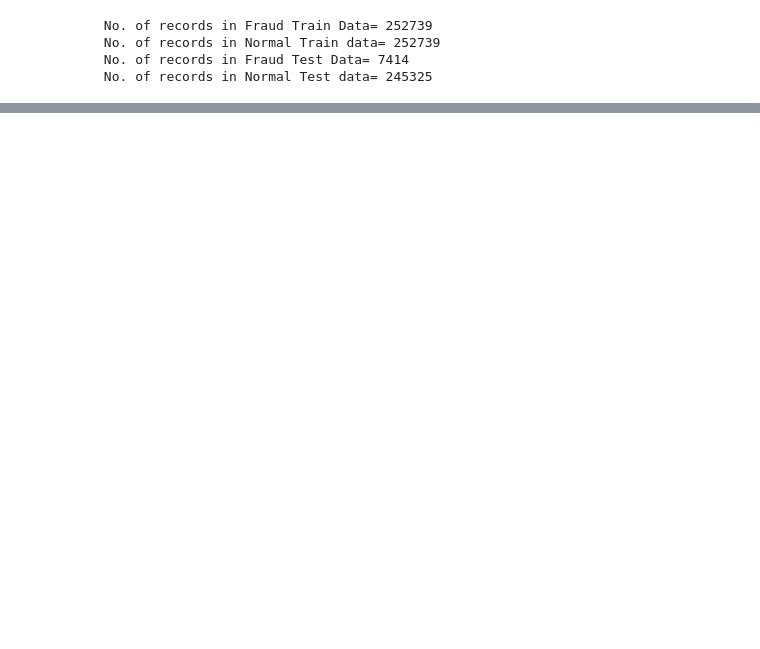
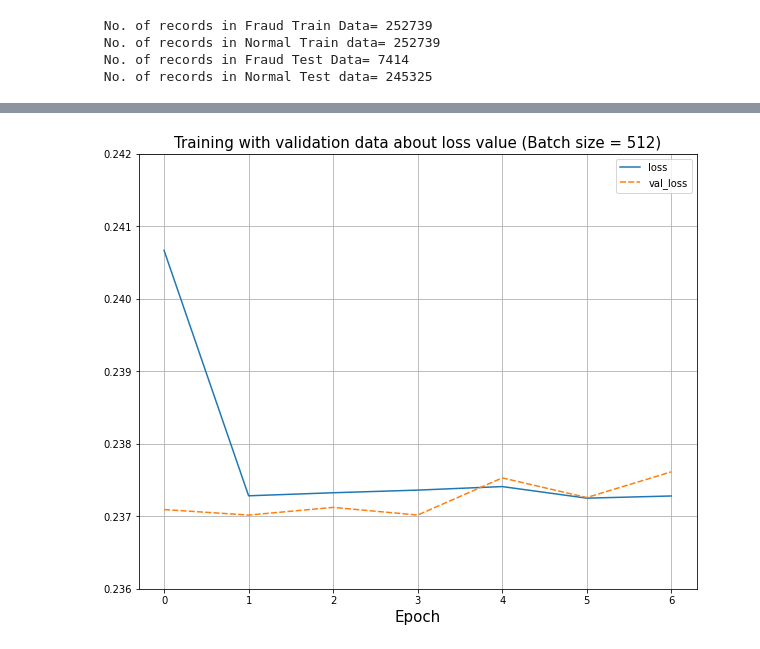
Before and after one commit to hesthers/Project-with-company, a Jupyter notebook: autoencoder_with_thunder_mkt.ipynb, the cells around one changed output, grey strips where cells are left out. Cells and saved outputs as stored; diff of their text form; code cells hidden in the pictures; blank space fills up the shorter version.

```diff
--- a/autoencoder_with_thunder_mkt.ipynb
+++ b/autoencoder_with_thunder_mkt.ipynb
@@ -902,0 +941,10 @@ ROC-AUC: 0.4998117313316615
+# %%
+plt.figure(figsize=(10, 8))
+sns.lineplot(data= pd.DataFrame(history.history)[['loss', 'val_loss']])
+plt.grid(True)
+plt.gca().set_ylim(0.236, 0.242)
+plt.xlabel('Epoch', fontsize=15)
+plt.title('Training with validation data about loss value (Batch size = 512)', fontsize=15)
+plt.show()
+# %% [output]
+[figure, added]
```
Also changed, not shown: parts of 11 cells of this notebook.
